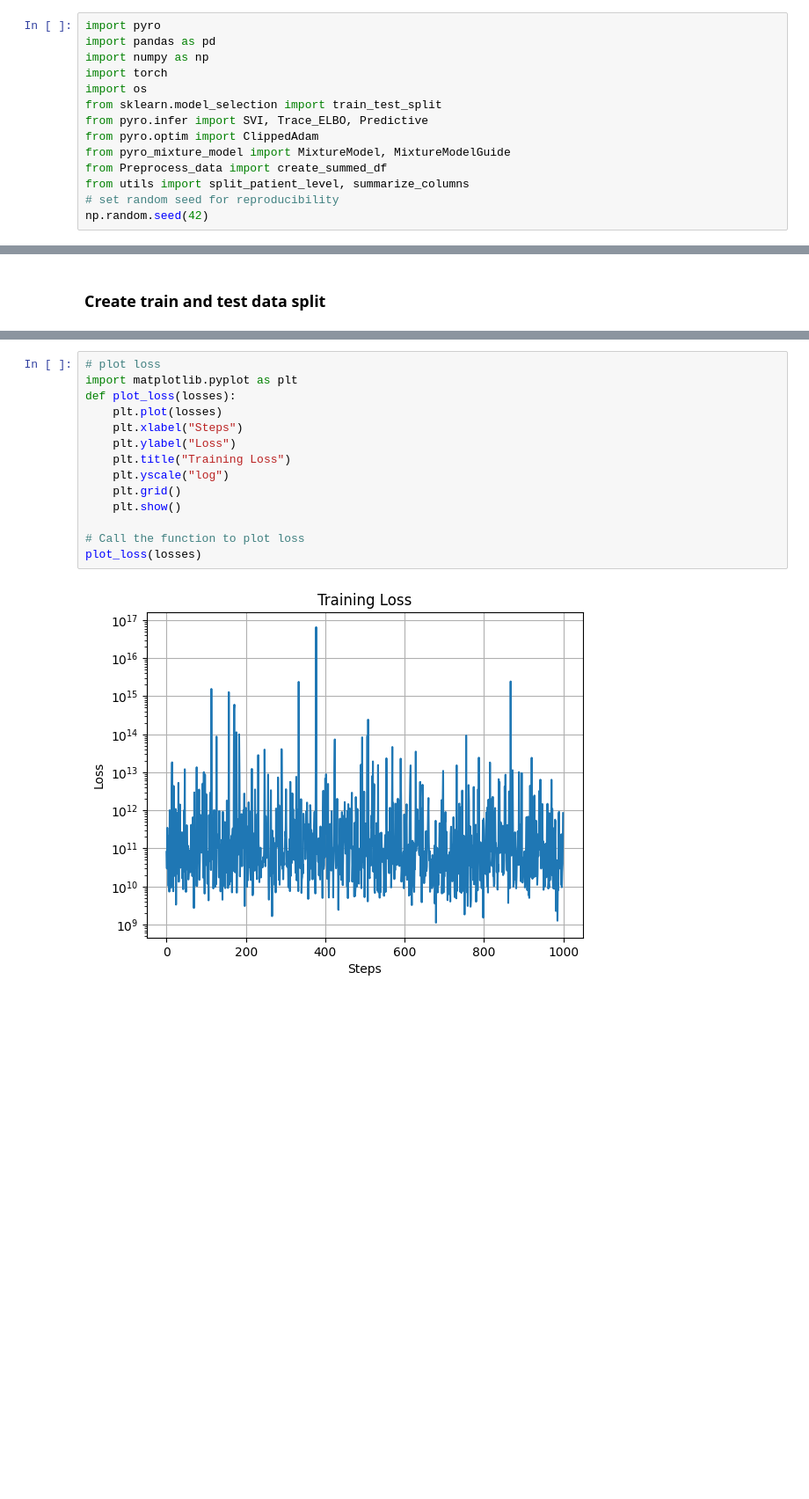
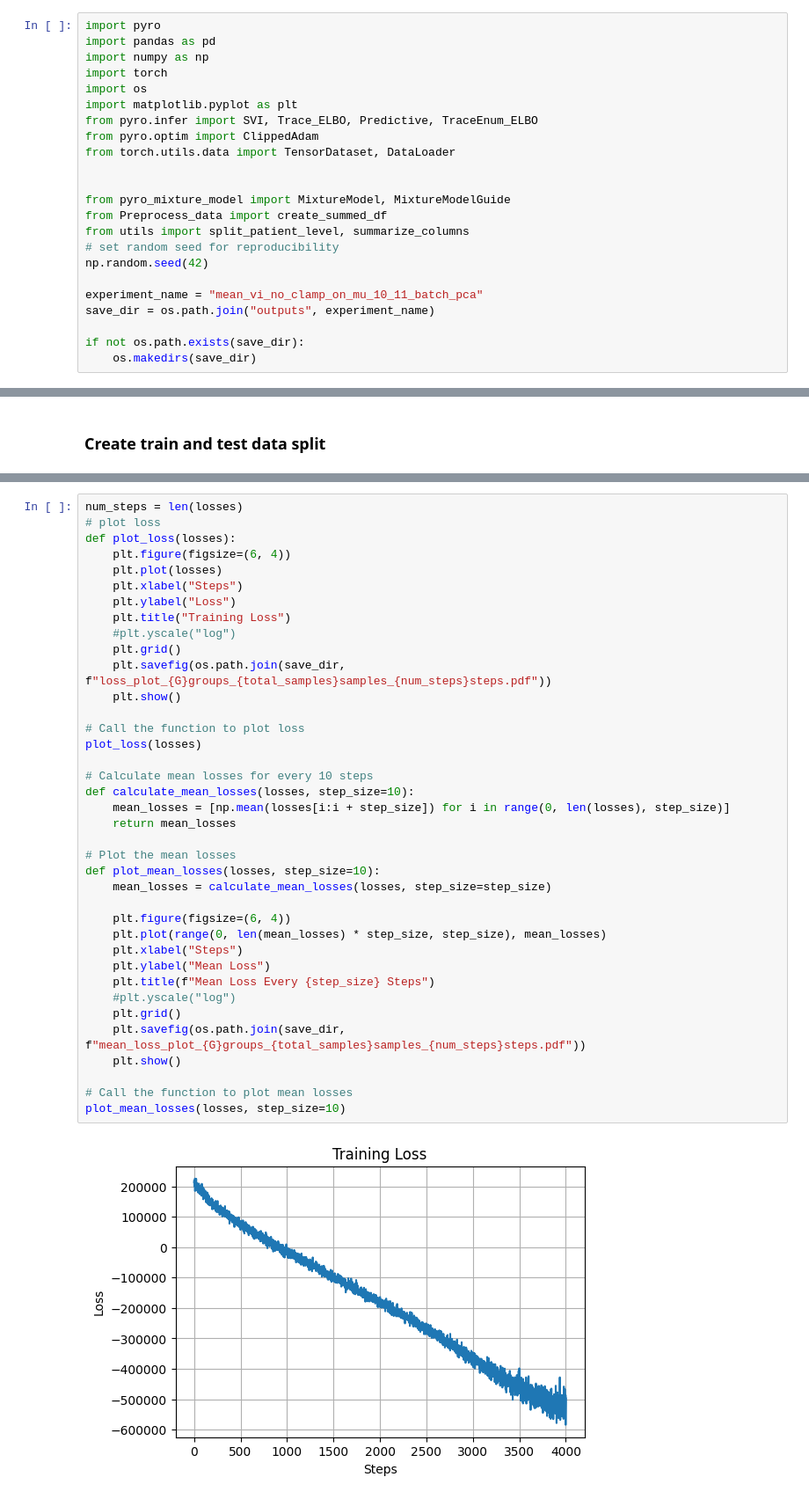
Before and after one commit to KarolineKlan/mbml_project, a Jupyter notebook: train_mixture_model.ipynb, the cells around one changed output, grey strips where cells are left out. Shown at 88% size. Saved outputs shown, nothing was run; the diff lists cells and outputs as text; blank space fills up the shorter version.

Commit message:
PCA, standardization, plots of x, plot of mean loss, saving things better, lots of other stuff

```diff
--- a/train_mixture_model.ipynb
+++ b/train_mixture_model.ipynb
@@ -4,14 +4,23 @@ import pandas as pd
 import numpy as np
 import torch
 import os
-from sklearn.model_selection import train_test_split
-from pyro.infer import SVI, Trace_ELBO, Predictive
+import matplotlib.pyplot as plt
+from pyro.infer import SVI, Trace_ELBO, Predictive, TraceEnum_ELBO
 from pyro.optim import ClippedAdam
+from torch.utils.data import TensorDataset, DataLoader
+
+
 from pyro_mixture_model import MixtureModel, MixtureModelGuide
 from Preprocess_data import create_summed_df
 from utils import split_patient_level, summarize_columns
 # set random seed for reproducibility
 np.random.seed(42)
+
+experiment_name = "mean_vi_no_clamp_on_mu_10_11_batch_pca"
+save_dir = os.path.join("outputs", experiment_name)
+
+if not os.path.exists(save_dir):
+    os.makedirs(save_dir)
 # %% [markdown]
 ## Load data and prepare it
 # %%
@@ -115,16 +304,40 @@ Step 900 : loss = 58683156615.48846
 # %%
+num_steps = len(losses)
 # plot loss
-import matplotlib.pyplot as plt
 def plot_loss(losses):
+    plt.figure(figsize=(6, 4))
     plt.plot(losses)
     plt.xlabel("Steps")
     plt.ylabel("Loss")
     plt.title("Training Loss")
-    plt.yscale("log")
+    #plt.yscale("log")
     plt.grid()
+    plt.savefig(os.path.join(save_dir, f"loss_plot_{G}groups_{total_samples}samples_{num_steps}steps.pdf"))
     plt.show()
 
 # Call the function to plot loss
 plot_loss(losses)
+
+# Calculate mean losses for every 10 steps
+def calculate_mean_losses(losses, step_size=10):
+    mean_losses = [np.mean(losses[i:i + step_size]) for i in range(0, len(losses), step_size)]
+    return mean_losses
+
+# Plot the mean losses
+def plot_mean_losses(losses, step_size=10):
+    mean_losses = calculate_mean_losses(losses, step_size=step_size)
+
+    plt.figure(figsize=(6, 4))
+    plt.plot(range(0, len(mean_losses) * step_size, step_size), mean_losses)
+    plt.xlabel("Steps")
+    plt.ylabel("Mean Loss")
+    plt.title(f"Mean Loss Every {step_size} Steps")
+    #plt.yscale("log")
+    plt.grid()
+    plt.savefig(os.path.join(save_dir, f"mean_loss_plot_{G}groups_{total_samples}samples_{num_steps}steps.pdf"))
+    plt.show()
+
+# Call the function to plot mean losses
+plot_mean_losses(losses, step_size=10)
 # %% [output]
-[figure, old version]
+[figure, new version]
```
Also changed, not shown: parts of 15 cells of this notebook.
